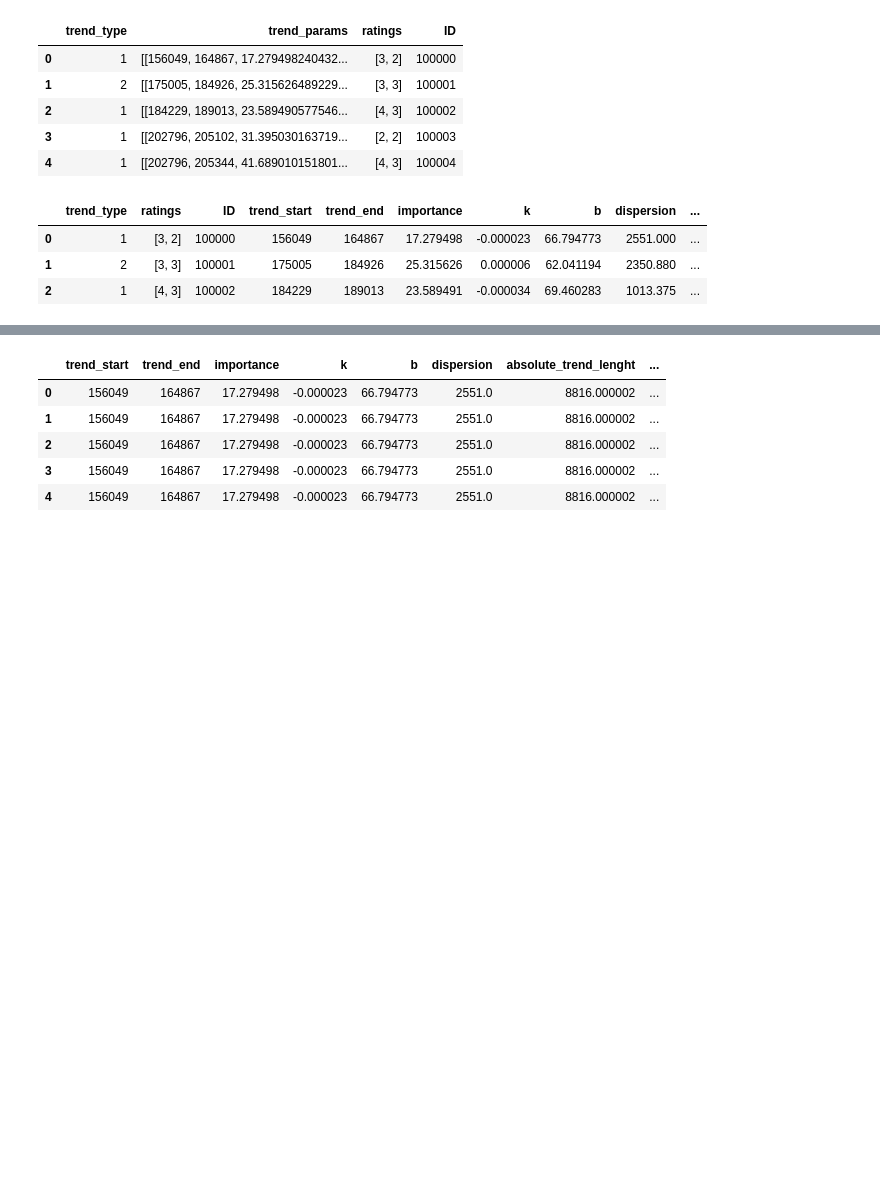
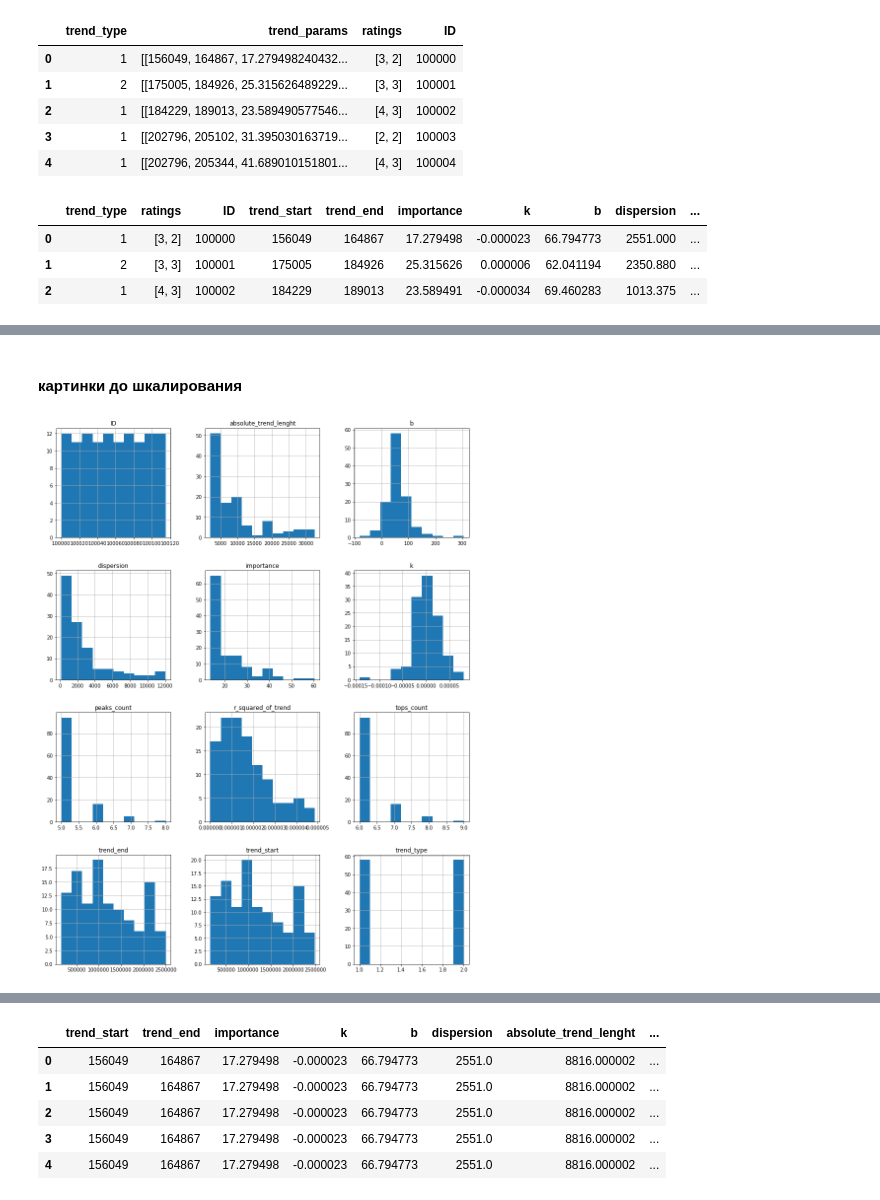
Before and after one commit to trendsearcher/trends, a Jupyter notebook: shit_for_ml1/Advanced_trend_classifier.ipynb, the cells around one changed output, grey strips where cells are left out. Cells and saved outputs as stored; diff of their text form; code cells hidden in the pictures; blank space fills up the shorter version.

```diff
--- a/shit_for_ml1/Advanced_trend_classifier.ipynb
+++ b/shit_for_ml1/Advanced_trend_classifier.ipynb
@@ -55,0 +109,9 @@ df_parsed.iloc[1,1]
+# %% [markdown]
+#### картинки до шкалирования
+# %%
+fig = plt.figure(figsize = (15,20))
+ax = fig.gca()
+df_parsed.hist(ax = ax)
+plt.show()
+# %% [output]
+[figure, added]
```
Also changed, not shown: parts of 12 cells of this notebook.
